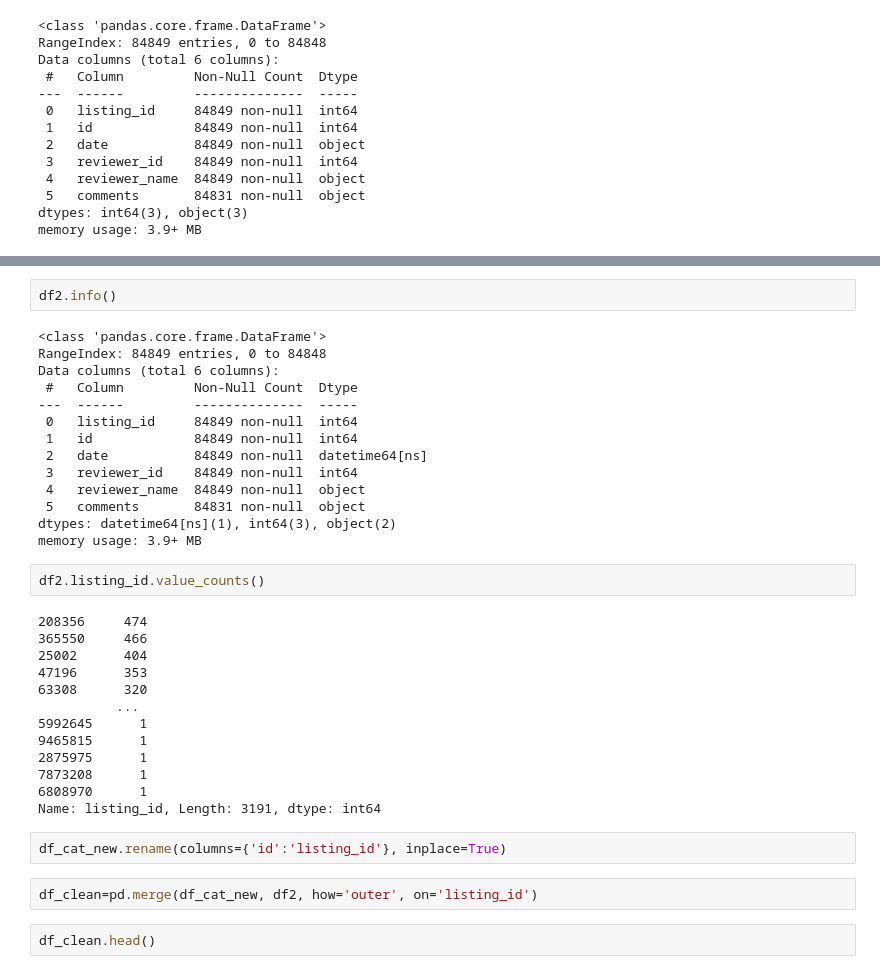
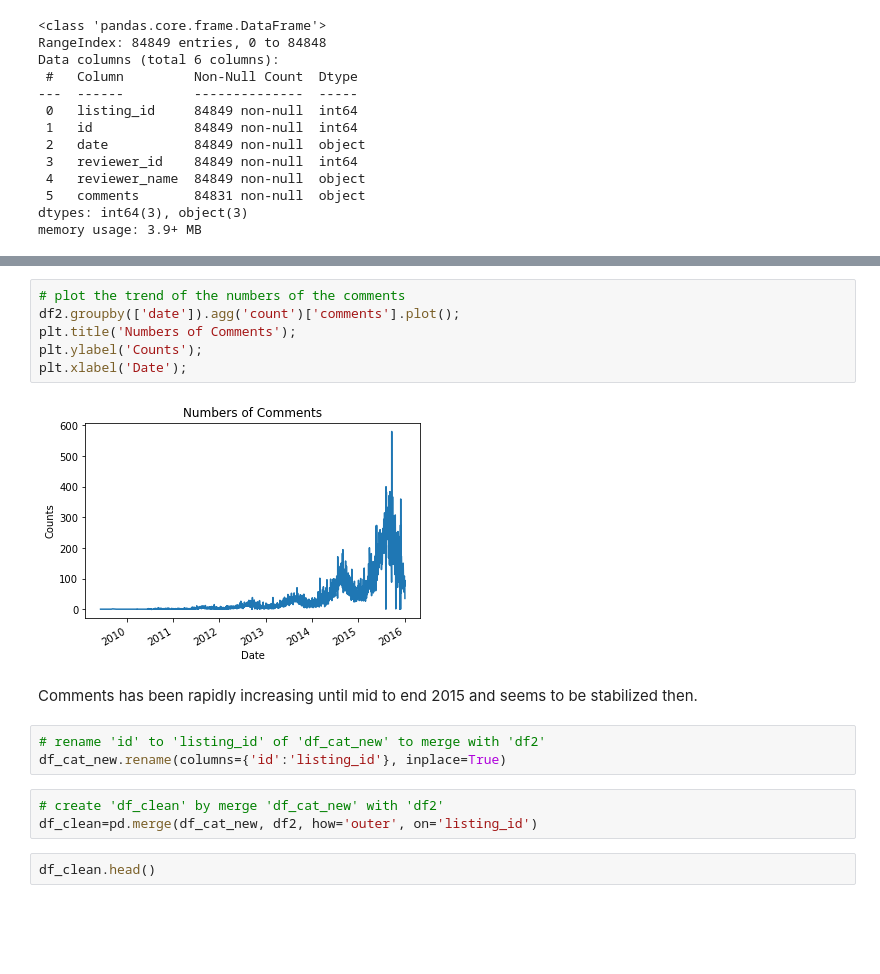
Before and after one commit to wythe0513/Airbnb, a Jupyter notebook: airbnb_seattle.ipynb, the cells around one changed output, grey strips where cells are left out. Drawn from its saved outputs; the diff is of its cells as text; blank space fills up the shorter version.

```diff
--- a/airbnb_seattle.ipynb
+++ b/airbnb_seattle.ipynb
@@ -494,37 +438,18 @@ df2.groupby(['date']).agg('count')['comments'].plot();
-# %%
-df2.info()
-# %% [output]
-<class 'pandas.core.frame.DataFrame'>
-RangeIndex: 84849 entries, 0 to 84848
-Data columns (total 6 columns):
- #   Column         Non-Null Count  Dtype
----  ------         --------------  -----
- 0   listing_id     84849 non-null  int64
- 1   id             84849 non-null  int64
- 2   date           84849 non-null  datetime64[ns]
- 3   reviewer_id    84849 non-null  int64
- 4   reviewer_name  84849 non-null  object
- 5   comments       84831 non-null  object
-dtypes: datetime64[ns](1), int64(3), object(2)
-memory usage: 3.9+ MB
-# %%
-df2.listing_id.value_counts()
-# %% [output]
-208356     474
-365550     466
-25002      404
-47196      353
-63308      320
-          ...
-5992645      1
-9465815      1
-2875975      1
-7873208      1
-6808970      1
-Name: listing_id, Length: 3191, dtype: int64
+# %%
+# plot the trend of the numbers of the comments
+df2.groupby(['date']).agg('count')['comments'].plot();
+plt.title('Numbers of Comments');
+plt.ylabel('Counts');
+plt.xlabel('Date');
+# %% [output]
+[figure, added]
+# %% [markdown]
+Comments has been rapidly increasing until mid to end 2015 and seems to be stabilized then.
 # %%
+# rename 'id' to 'listing_id' of 'df_cat_new' to merge with 'df2'
 df_cat_new.rename(columns={'id':'listing_id'}, inplace=True)
 # %%
+# create 'df_clean' by merge 'df_cat_new' with 'df2'
 df_clean=pd.merge(df_cat_new, df2, how='outer', on='listing_id')
 # %%
 df_clean.head()
```
Also changed, not shown: parts of 95 cells of this notebook, 4 other files.
